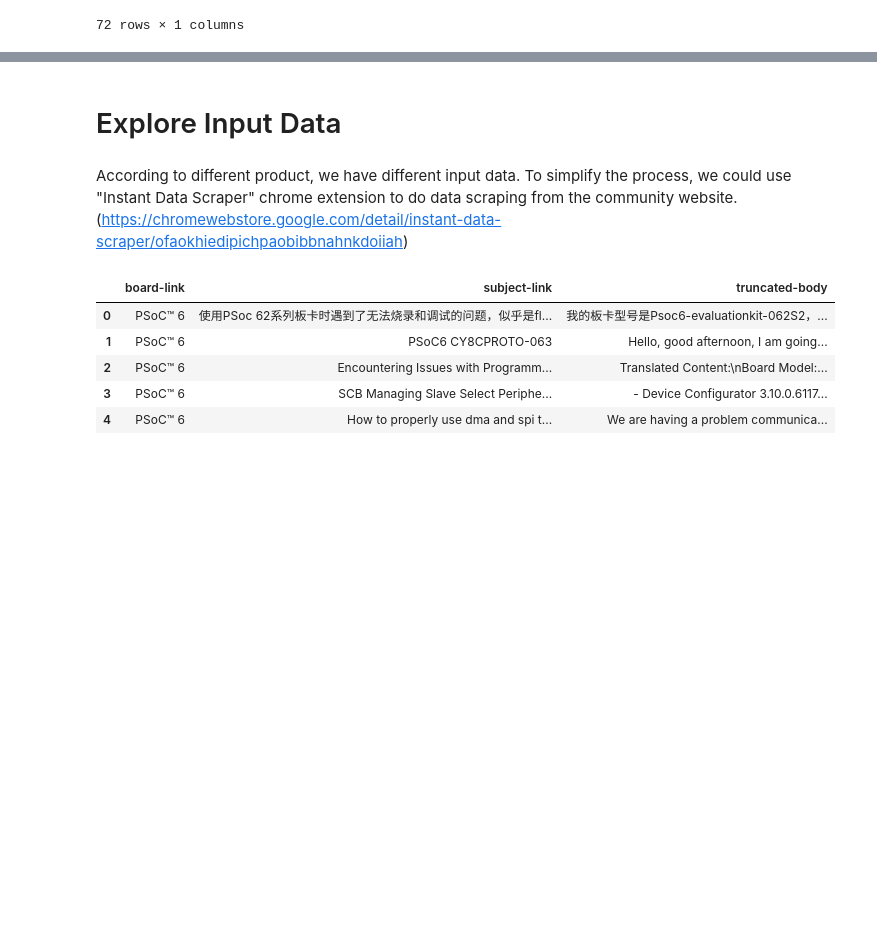
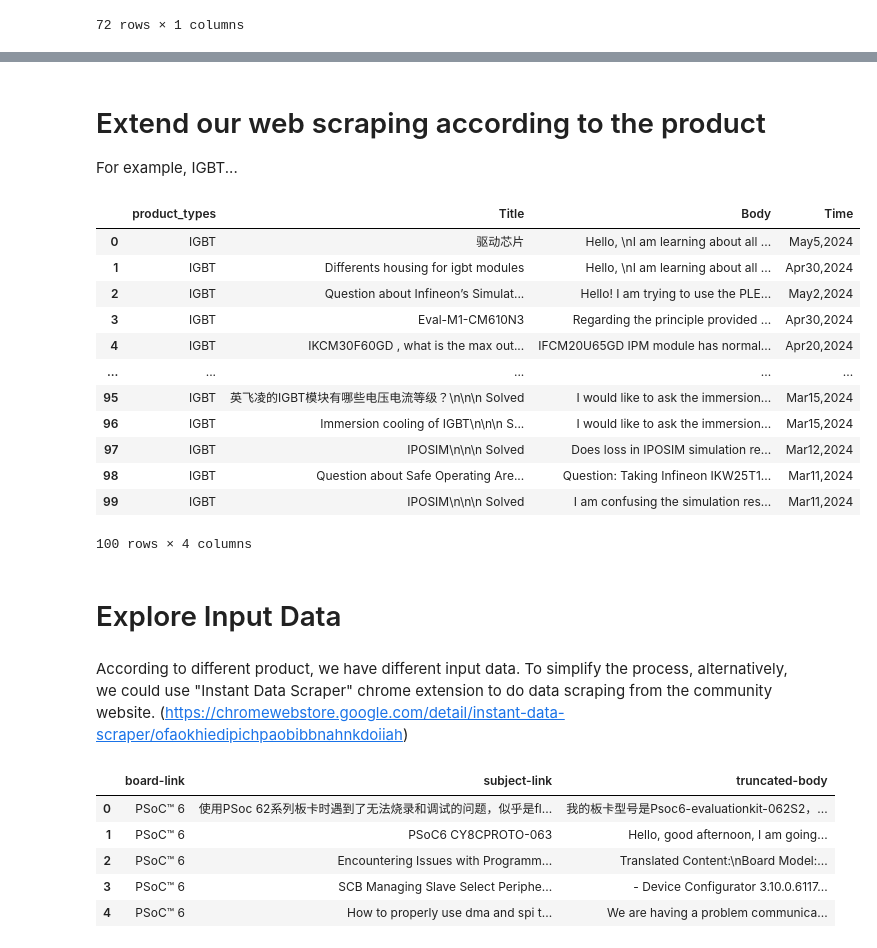
Before and after one commit to Poyen-Chen/Hackathon-2024, a Jupyter notebook: Web_Scraping.ipynb, the cells around one changed output, grey strips where cells are left out. Cells and saved outputs as stored; diff of their text form; code cells hidden in the pictures; blank space fills up the shorter version.

Commit message:
Update Web Scraping

```diff
--- a/Web_Scraping.ipynb
+++ b/Web_Scraping.ipynb
@@ -139,0 +76,60 @@ df_IGBT
+# %% [markdown]
+# Extend our web scraping according to the product
+For example, IGBT...
+# %%
+import requests
+from bs4 import BeautifulSoup
+import pandas as pd
+
+# Define the base URL for the first page
+base_url = 'https://community.infineon.com/t5/IGBT/bd-p/IGBT'
+
+data3 = []
+
+# Define the number of pages you want to scrape
+num_pages = 10  # Modify this according to your requirements
+
+for page in range(num_pages):
+    if page == 0:
+        url = base_url
+    else:
+        # Construct the URL for the current page
+        url = f'{base_url}/page/{page+1}'
+
+    # Request HTML content
+    html_text = requests.get(url).text
+    soup = BeautifulSoup(html_text, 'lxml')
+
+    # Find all product types on the current page
+    product_types = soup.find_all('a', class_='board-link')
+
+    for product_type in product_types:
+        # Find the title, body, and time elements within the specific product type
+        title = product_type.find_next('div', class_='subject').text.strip()
+        body = product_type.find_next('div', class_='full-body body').text.strip()
+        time = product_type.find_next('span', class_='time').text.strip().replace(' ', '')
+
+        data3.append({
+            'product_types': product_type.text.strip(),
+            'Title': title,
+            'Body': body,
+            'Time': time
+        })
+
+# Create DataFrame
+df_IGBT = pd.DataFrame(data3)
+df_IGBT
+# %% [output]
+|  | product_types | Title | Body | Time |
+| 0 | IGBT | 驱动芯片 | Hello, \nI am learning about all ... | May5,2024 |
+| 1 | IGBT | Differents housing for igbt modules | Hello, \nI am learning about all ... | Apr30,2024 |
+| 2 | IGBT | Question about Infineon’s Simulat... | Hello! I am trying to use the PLE... | May2,2024 |
+| 3 | IGBT | Eval-M1-CM610N3 | Regarding the principle provided ... | Apr30,2024 |
+| 4 | IGBT | IKCM30F60GD , what is the max out... | IFCM20U65GD IPM module has normal... | Apr20,2024 |
+| ... | ... | ... | ... | ... |
+| 95 | IGBT | 英飞凌的IGBT模块有哪些电压电流等级？\n\n\n Solved | I would like to ask the immersion... | Mar15,2024 |
+| 96 | IGBT | Immersion cooling of IGBT\n\n\n S... | I would like to ask the immersion... | Mar15,2024 |
+| 97 | IGBT | IPOSIM\n\n\n Solved | Does loss in IPOSIM simulation re... | Mar12,2024 |
+| 98 | IGBT | Question about Safe Operating Are... | Question: Taking Infineon IKW25T1... | Mar11,2024 |
+| 99 | IGBT | IPOSIM\n\n\n Solved | I am confusing the simulation res... | Mar11,2024 |
+100 rows × 4 columns
@@ -140,7 +138,7 @@ df_IGBT
 # %% [markdown]
 # Explore Input Data
 # %% [markdown]
-According to different product, we have different input data. To simplify the process, we could use "Instant Data Scraper" chrome extension to do data scraping from the community website. (https://chromewebstore.google.com/detail/instant-data-scraper/ofaokhiedipichpaobibbnahnkdoiiah)
+According to different product, we have different input data. To simplify the process, alternatively, we could use "Instant Data Scraper" chrome extension to do data scraping from the community website. (https://chromewebstore.google.com/detail/instant-data-scraper/ofaokhiedipichpaobibbnahnkdoiiah)
 # %%
 df1 = pd.read_csv('data/PSoC6.csv')
 df2 = pd.read_csv('data/Wi-Fi Combo.csv')
```
Also changed, not shown: parts of 3 cells of this notebook.
